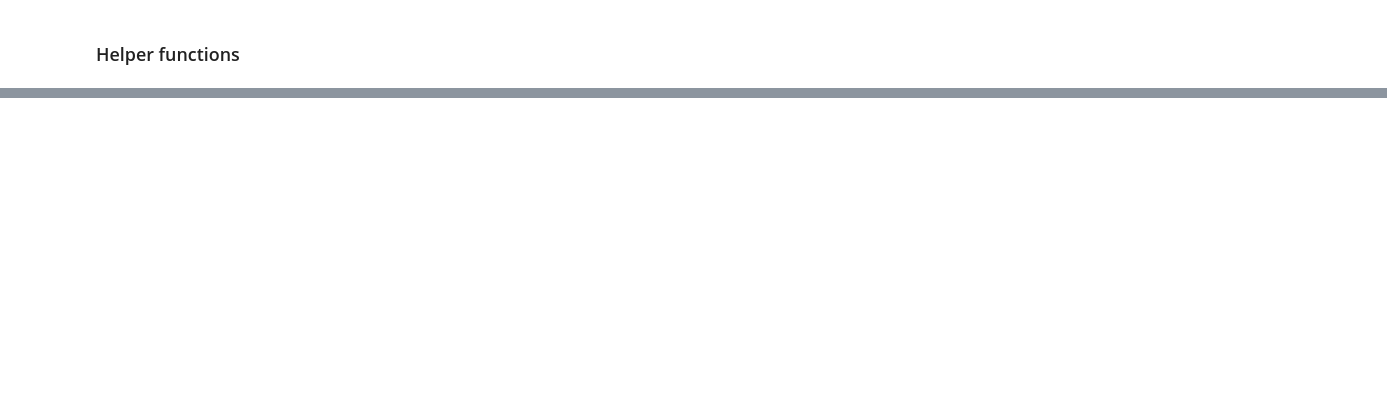
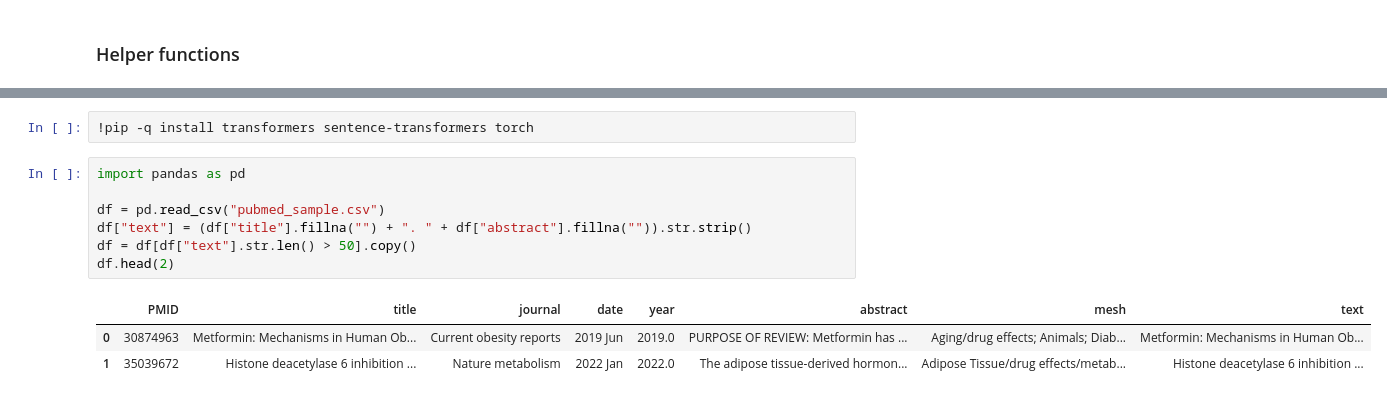
Before and after one commit to dom-martinelli/Tutorials, a Jupyter notebook: PubMed_TF_IDF.ipynb, the cells around one changed output, grey strips where cells are left out. Drawn from its saved outputs; the diff is of its cells as text; blank space fills up the shorter version.

```diff
--- a/PubMed_TF_IDF.ipynb
+++ b/PubMed_TF_IDF.ipynb
@@ -149,0 +163,13 @@ print("Wrote:", out_csv, "and", out_json)
+# %%
+!pip -q install transformers sentence-transformers torch
+# %%
+import pandas as pd
+
+df = pd.read_csv("pubmed_sample.csv")
+df["text"] = (df["title"].fillna("") + ". " + df["abstract"].fillna("")).str.strip()
+df = df[df["text"].str.len() > 50].copy()
+df.head(2)
+# %% [output]
+|  | PMID | title | journal | date | year | abstract | mesh | text |
+| 0 | 30874963 | Metformin: Mechanisms in Human Ob... | Current obesity reports | 2019 Jun | 2019.0 | PURPOSE OF REVIEW: Metformin has ... | Aging/drug effects; Animals; Diab... | Metformin: Mechanisms in Human Ob... |
+| 1 | 35039672 | Histone deacetylase 6 inhibition ... | Nature metabolism | 2022 Jan | 2022.0 | The adipose tissue-derived hormon... | Adipose Tissue/drug effects/metab... | Histone deacetylase 6 inhibition ... |
```
Also changed, not shown: parts of 10 cells of this notebook, 3 other files.
